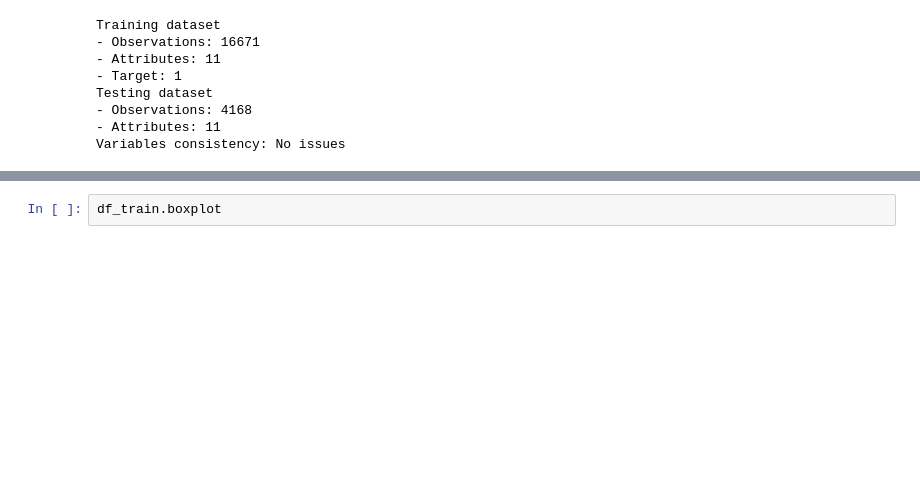
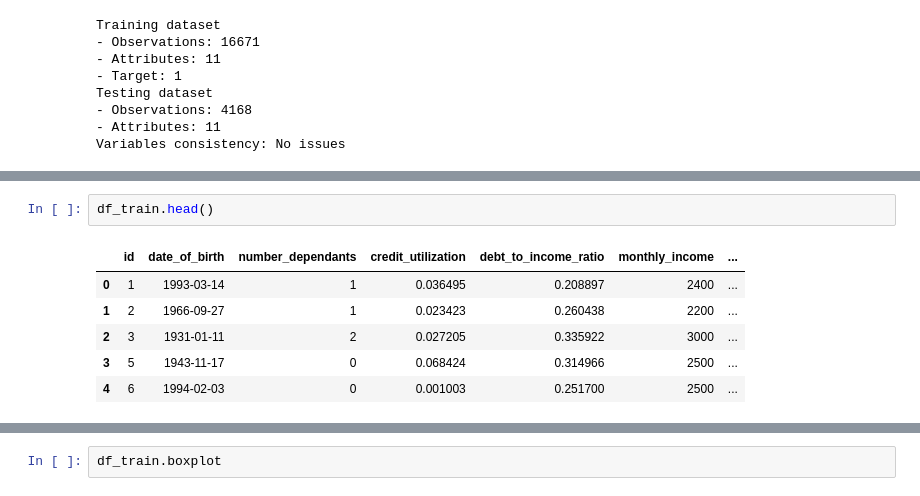
Before and after one commit to kevinmiguel97/Credit-default-model, a Jupyter notebook: Credit_default_model.ipynb, the cells around one changed output, grey strips where cells are left out. Cells and saved outputs as stored; diff of their text form; blank space fills up the shorter version.

```diff
--- a/Credit_default_model.ipynb
+++ b/Credit_default_model.ipynb
@@ -93,2 +280,11 @@ df_var_summary
+# %%
+df_train.head()
+# %% [output]
+|  | id | date_of_birth | number_dependants | credit_utilization | debt_to_income_ratio | monthly_income | ... |
+| 0 | 1 | 1993-03-14 | 1 | 0.036495 | 0.208897 | 2400 | ... |
+| 1 | 2 | 1966-09-27 | 1 | 0.023423 | 0.260438 | 2200 | ... |
+| 2 | 3 | 1931-01-11 | 2 | 0.027205 | 0.335922 | 3000 | ... |
+| 3 | 5 | 1943-11-17 | 0 | 0.068424 | 0.314966 | 2500 | ... |
+| 4 | 6 | 1994-02-03 | 0 | 0.001003 | 0.251700 | 2500 | ... |
 # %%
 # %% [output]
```
Also changed, not shown: parts of 20 cells of this notebook.
